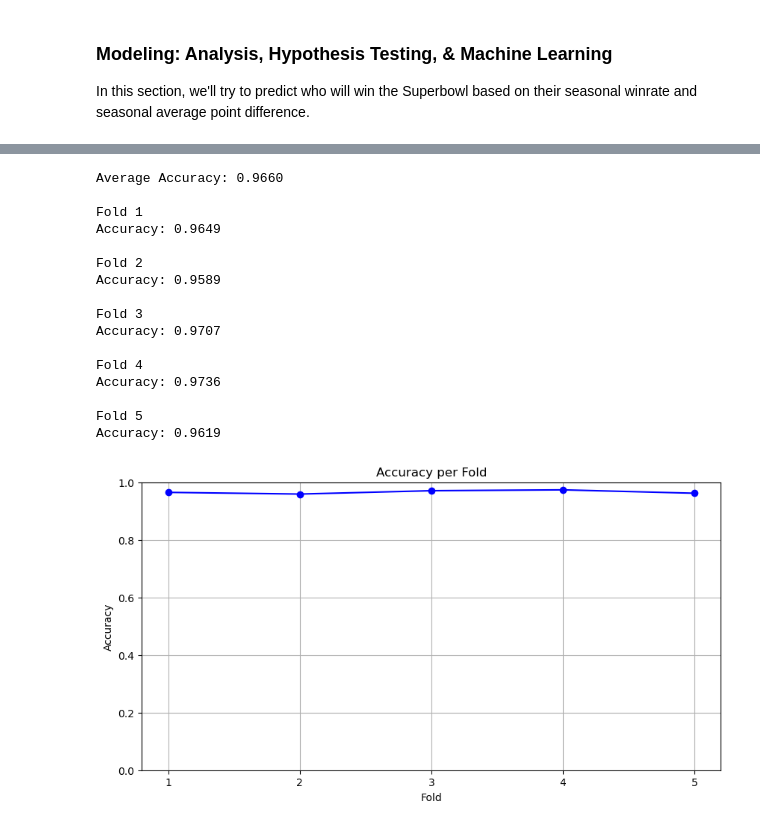
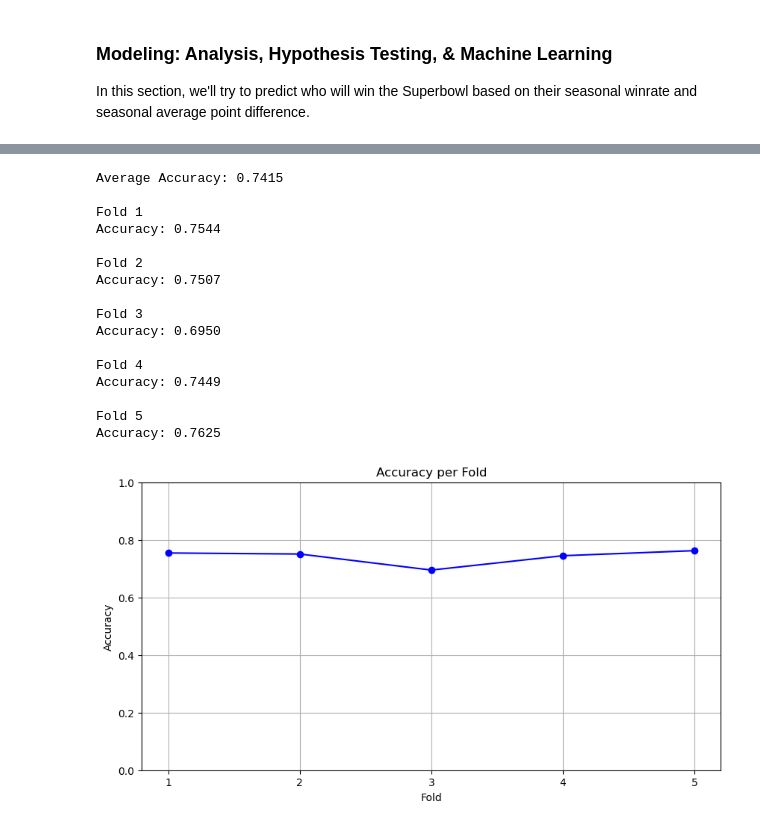
Before and after one commit to abajwah/abajwah.github.io, a Jupyter notebook: final.ipynb, the cells around one changed output, grey strips where cells are left out. Drawn from its saved outputs; the diff is of its cells as text; code cells hidden in the pictures.

Commit message:
descriptions of plots + changes in log reg

```diff
--- a/final.ipynb
+++ b/final.ipynb
@@ -331,22 +327,23 @@ plt.show()
 
 In this section, we'll try to predict who will win the Superbowl based on their seasonal winrate and seasonal average point difference.
 # %%
-
 # load data
 data = pd.read_csv('spreadspoke_scores.csv')
 
 # get relevant columns for each game
-game_data = data[['schedule_season', 'team_home', 'score_home', 'team_away', 'score_away']]
+game_data = data[['schedule_season', 'team_home', 'score_home', 'team_away', 'score_away']].copy()
 
 # get the winner for each game
 game_data['winner'] = game_data.apply(lambda x: x['team_home'] if x['score_home'] > x['score_away'] else x['team_away'], axis=1)
 
 # group by season and team to count wins and games played
-team_season_summary = game_data.groupby(['schedule_season', 'team_home']).apply(lambda x: pd.Series({
-    'total_wins': (x['winner'] == x['team_home']).sum(),
-    'total_games': len(x)
-})).reset_index()
+def calculate_team_stats(group):
+    return pd.Series({
+        'total_wins': (group['winner'] == group['team_home']).sum(),
+        'total_games': len(group)
+    })
 
+team_season_summary = game_data.groupby(['schedule_season', 'team_home'], as_index=False).apply(calculate_team_stats).reset_index(drop=True)
 team_season_summary.rename(columns={'team_home': 'team'}, inplace=True)
 
 # calculate win rate for each team and season
@@ -356,8 +353,7 @@ team_season_summary['win_rate'] = team_season_summary['total_wins'] / team_seaso
 game_data['score_difference'] = abs(game_data['score_home'] - game_data['score_away'])
 
 # group by season and team to calculate average score difference
-team_season_avg_score_diff = game_data.groupby(['schedule_season', 'team_home'])['score_difference'].mean().reset_index()
-
+team_season_avg_score_diff = game_data.groupby(['schedule_season', 'team_home'], as_index=False)['score_difference'].mean()
 team_season_avg_score_diff.rename(columns={'team_home': 'team', 'score_difference': 'avg_score_difference'}, inplace=True)
 
 # merge
@@ -396,7 +384,7 @@ y = team_season_stats['made_super_bowl']
 X_train, X_test, y_train, y_test = train_test_split(X, y, test_size=0.2, random_state=1)
 
 # initialize logistic regression model
-model = LogisticRegression()
+model = LogisticRegression(class_weight='balanced') # removing class_weight increases accuracy
 
 #k-fold cross-validation (5 fold)
 kf = KFold(n_splits=5, shuffle=True, random_state=42)
@@ -428,37 +416,37 @@ for train_index, test_index in kf.split(X):
 average_accuracy = np.mean(accuracy_list)
 print(f'Average Accuracy: {average_accuracy:.4f}')
 
 # print results per fold
 for i in range(len(accuracy_list)):
     print(f"\nFold {i+1}")
     print(f"Accuracy: {accuracy_list[i]:.4f}")
 
 
 #plot accuracy
 plt.figure(figsize=(10, 5))
 plt.plot(range(1, len(accuracy_list) + 1), accuracy_list, marker='o', linestyle='-', color='b')
 plt.title('Accuracy per Fold')
 plt.xlabel('Fold')
 plt.xticks(range(1,6))
 plt.ylabel('Accuracy')
 plt.ylim(0, 1)
 plt.grid(True)
 plt.show()
 # %% [output]
-Average Accuracy: 0.9660
+Average Accuracy: 0.7415
 
 Fold 1
-Accuracy: 0.9649
+Accuracy: 0.7544
 
 Fold 2
-Accuracy: 0.9589
+Accuracy: 0.7507
 
 Fold 3
-Accuracy: 0.9707
+Accuracy: 0.6950
 
 Fold 4
-Accuracy: 0.9736
+Accuracy: 0.7449
 
 Fold 5
-Accuracy: 0.9619
+Accuracy: 0.7625
-[figure, old version]
+[figure, new version]
```
Also changed, not shown: parts of 13 cells of this notebook.
